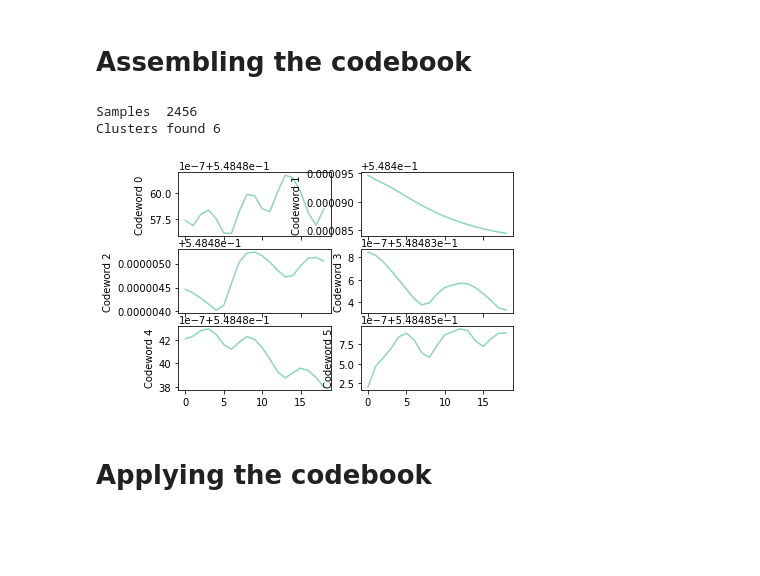
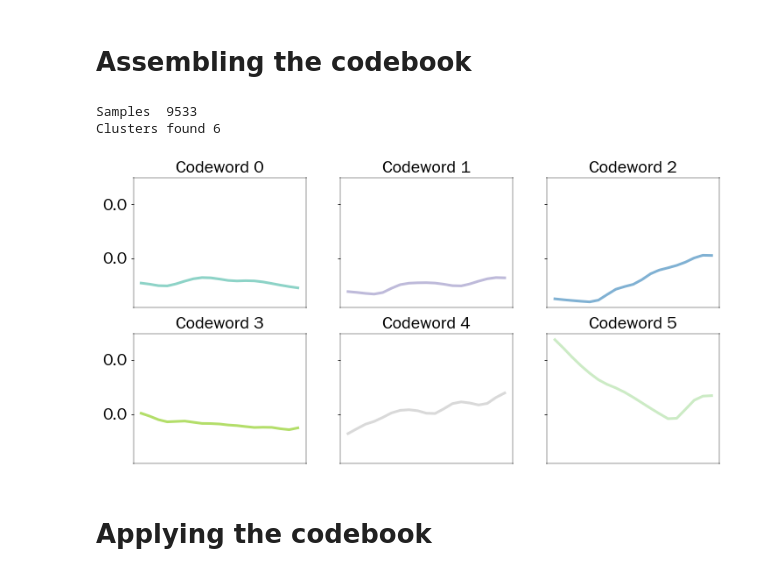
Before and after one commit to The-Hybrid-Atelier/biosignal-processing, a Jupyter notebook: codewords/6_StudyDataClustering.ipynb, the cells around one changed output. Saved outputs shown, nothing was run; the diff lists cells and outputs as text; code cells hidden in the pictures; blank space fills up the shorter version.

```diff
--- a/codewords/6_StudyDataClustering.ipynb
+++ b/codewords/6_StudyDataClustering.ipynb
@@ -313,11 +345,9 @@ K = 6
 centers = sss
 # clusters = fcluster(Z, max_d, criterion='distance')
 clusters = fcluster(Z, K, criterion='maxclust')
-
 print("Samples ", len(centers))
 n_clusters = np.max(clusters)
 print("Clusters found", n_clusters)
-
 codebook = {}
 for i in range(0, len(clusters)):
     cluster_id = clusters[i]
@@ -333,11 +363,45 @@ for k in codebook:
     codebook[k] = codeset[clustroid]
 
 codebook = codebook.values()
-visualize_codebook(codebook, subplot=True)
 # %% [output]
-Samples  2456
+Samples  9533
 Clusters found 6
-[figure, removed]
+# %%
+
+def visualize_codebook(sss):
+    N = len(sss)
+    cm = plt.get_cmap("Set3")
+    colors = [cm(i) for i in np.linspace(0, 0.9, N)]
+
+
+    fig, axs = pl.subplots(2, int(len(sss)/2 + 0.5), sharey=True)
+    axs = axs.reshape(-1)
+    for i, ss in enumerate(sss):
+    #     axs[i].set_ylim(0, 1)
+        axs[i].set_title("Codeword %s"% i)
+        ss = np.reshape(ss, WORD_SHAPE)
+        for line in ss:
+            axs[i].plot(line, color=colors[i])
+#         print(ss.shape, WORD_SHAPE)
+        axs[i].yaxis.set_major_formatter(FormatStrFormatter('%.1f'))
+        axs[i].get_xaxis().set_visible(False)
+    plt.show()
+    # plt.tight_layout()
+#     fig = plt.gcf()
+
+#     update = {'data':[{'fill': 'tozeroy'}]}  # this updates BOTH traces now
+#     plotly_fig = tls.mpl_to_plotly( fig )
+#     plotly_fig.update(update)
+#     plotly_fig['layout']['title'] = BOOK.upper() + ' CODEWORDS'.upper()
+#     plotly_fig['layout']['margin'].update({'t':40})
+
+#     return py.iplot(plotly_fig, filename='codebook')
+# %%
+pl.rcParams['lines.linewidth'] = 3
+pl.rcParams['figure.figsize'] = [12, 6]
+visualize_codebook(codebook)
+# %% [output]
+[figure, added]
 # %% [markdown]
 # Applying the codebook
 # %%
```
Also changed, not shown: parts of 29 cells of this notebook, 1 other file.
